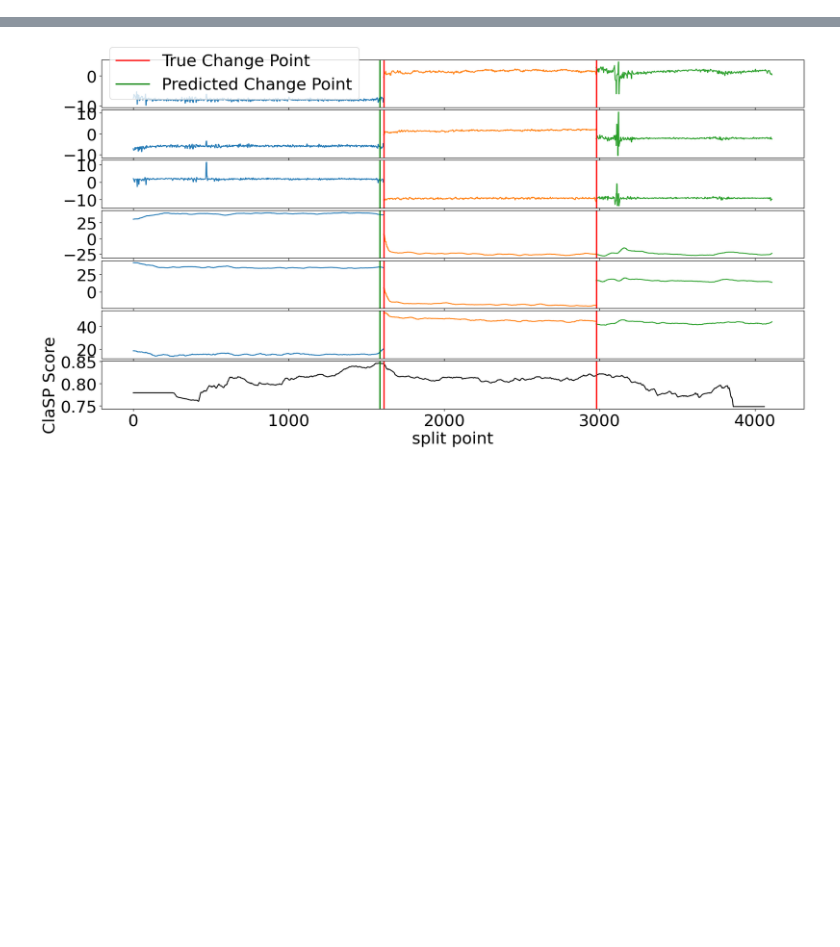
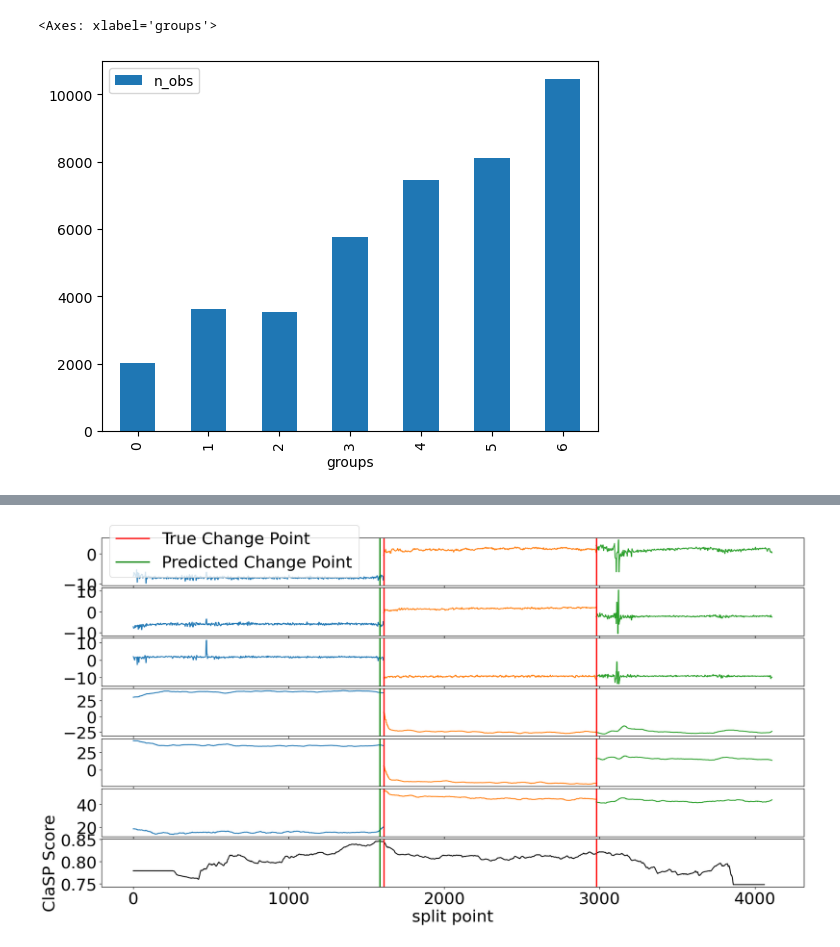
Before and after one commit to jsve96/SWDCPD, a Jupyter notebook: Appendix/HASC.ipynb, the cells around one changed output, grey strips where cells are left out. Drawn from its saved outputs; the diff is of its cells as text; code cells hidden in the pictures; blank space fills up the shorter version.

```diff
--- a/Appendix/HASC.ipynb
+++ b/Appendix/HASC.ipynb
@@ -42,0 +144,5 @@ Initiate new segment
+# %%
+pd.DataFrame({'groups':groups,'n_obs':lengths}).groupby(['groups']).mean().plot(kind='bar')
+# %% [output]
+<Axes: xlabel='groups'>
+[figure, added]
```
Also changed, not shown: parts of 18 cells of this notebook, 7 other files.
